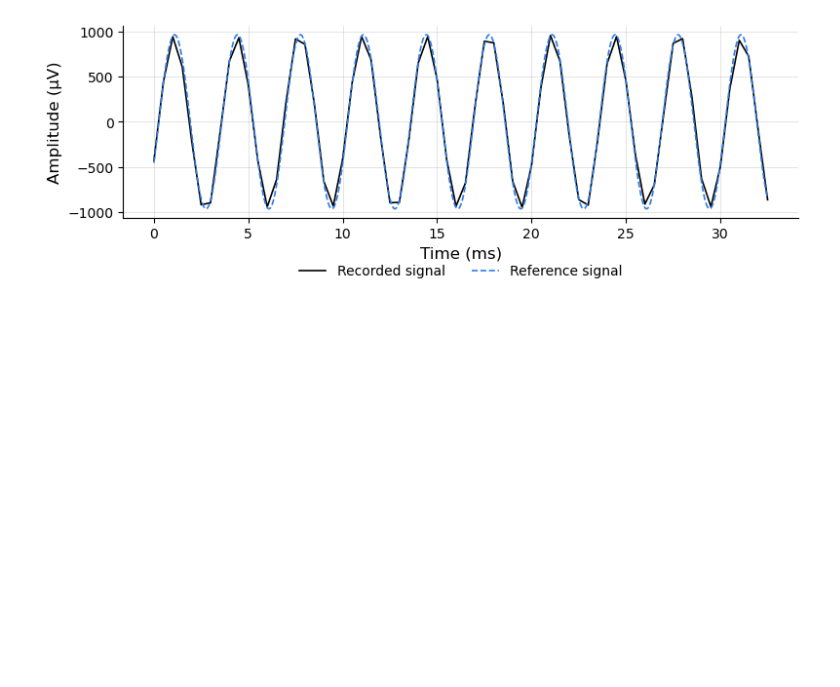
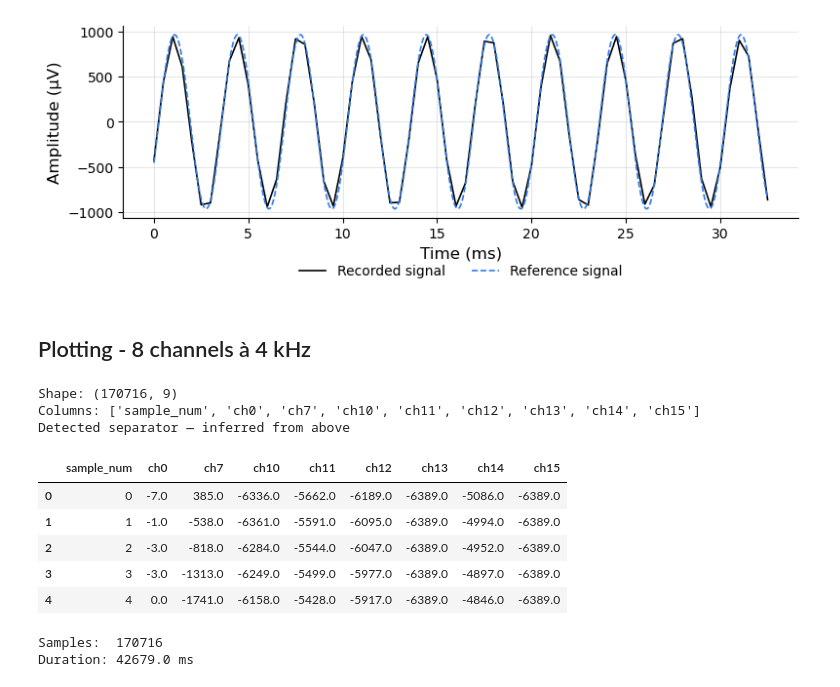
Before and after one commit to Simonseyfert/ble_plot, a Jupyter notebook: plot.ipynb, the cells around one changed output. Saved outputs shown, nothing was run; the diff lists cells and outputs as text; code cells hidden in the pictures; blank space fills up the shorter version.

```diff
--- a/plot.ipynb
+++ b/plot.ipynb
@@ -304,3 +304,5 @@ Fitted amplitude:    964.76 ± 6.66 µV  (input: 1000 µV)
 Fitted phase offset: -28.11 ± 0.39°
 Amplitude error:     35.24 µV  (3.52%)
 [figure]
+# %% [markdown]
+## Plotting - 8 channels à 4 kHz
@@ -306,0 +311,28 @@ Amplitude error:     35.24 µV  (3.52%)
+# %%
+print(f"Shape: {df.shape}")
+print(f"Columns: {list(df.columns)}")
+print(f"Detected separator — inferred from above")
+df.head()
+# %% [output]
+Shape: (170716, 9)
+Columns: ['sample_num', 'ch0', 'ch7', 'ch10', 'ch11', 'ch12', 'ch13', 'ch14', 'ch15']
+Detected separator — inferred from above
+|  | sample_num | ch0 | ch7 | ch10 | ch11 | ch12 | ch13 | ch14 | ch15 |
+| 0 | 0 | -7.0 | 385.0 | -6336.0 | -5662.0 | -6189.0 | -6389.0 | -5086.0 | -6389.0 |
+| 1 | 1 | -1.0 | -538.0 | -6361.0 | -5591.0 | -6095.0 | -6389.0 | -4994.0 | -6389.0 |
+| 2 | 2 | -3.0 | -818.0 | -6284.0 | -5544.0 | -6047.0 | -6389.0 | -4952.0 | -6389.0 |
+| 3 | 3 | -3.0 | -1313.0 | -6249.0 | -5499.0 | -5977.0 | -6389.0 | -4897.0 | -6389.0 |
+| 4 | 4 | 0.0 | -1741.0 | -6158.0 | -5428.0 | -5917.0 | -6389.0 | -4846.0 | -6389.0 |
+# %%
+FS = 4000  # Hz, sampling rate
+
+n_samples = len(df)
+duration_ms = n_samples / FS * 1000
+
+print(f"Samples:  {n_samples}")
+print(f"Duration: {duration_ms:.1f} ms")
+
+max_duration_ms = duration_ms  # used as upper bound in plotting cell
+# %% [output]
+Samples:  170716
+Duration: 42679.0 ms
```
Also changed, not shown: parts of 8 cells of this notebook, 2 other files.
